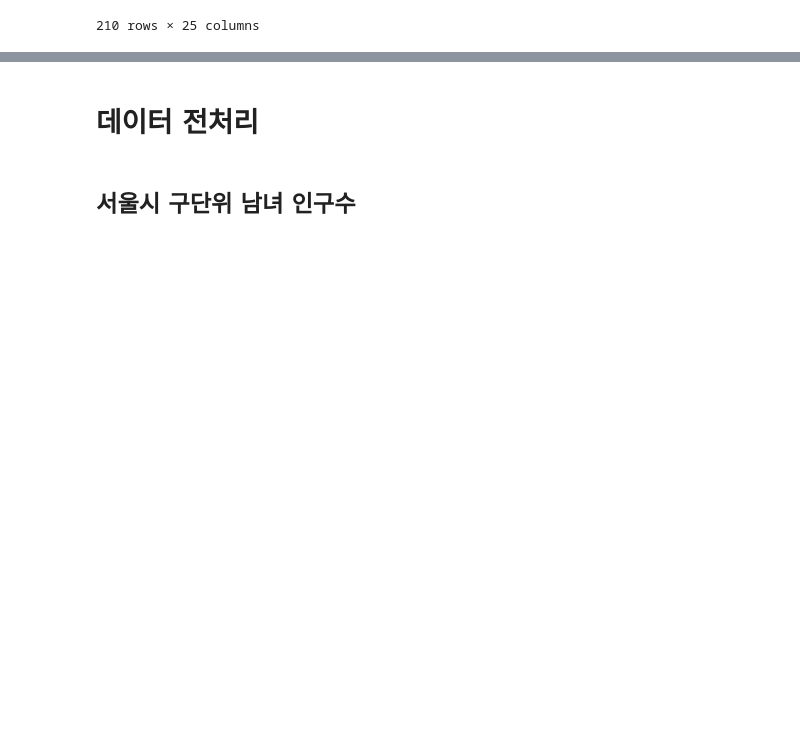
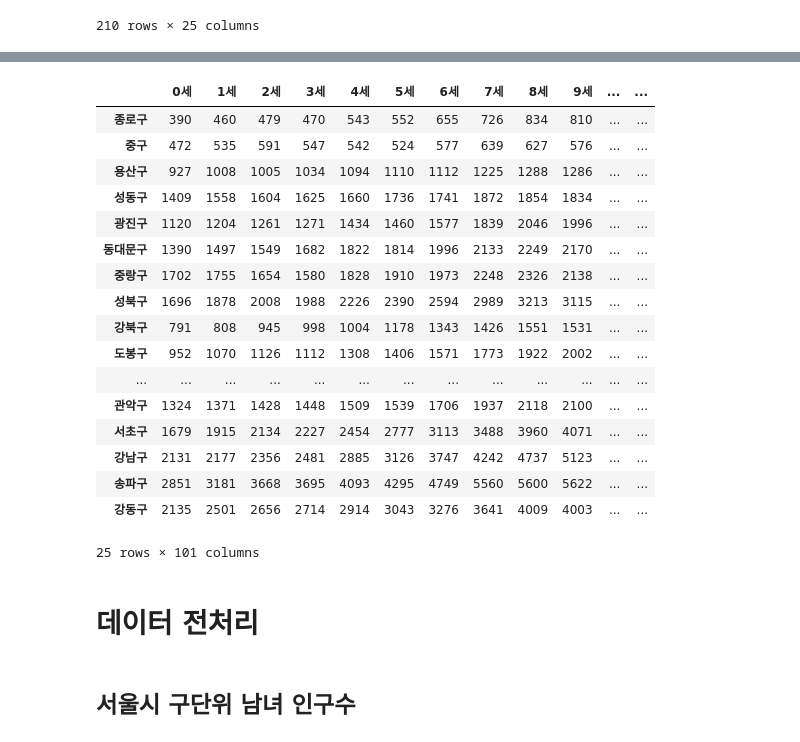
Before and after one commit to LeeShawnhun/Gangseo_Bigdata_Contest, a Jupyter notebook: 강서구청 빅데이터 공모전.ipynb, the cells around one changed output, grey strips where cells are left out. Saved outputs shown, nothing was run; the diff lists cells and outputs as text; code cells hidden in the pictures; blank space fills up the shorter version.

```diff
--- a/강서구청 빅데이터 공모전.ipynb
+++ b/강서구청 빅데이터 공모전.ipynb
@@ -80,3 +84,27 @@ df2
+# %%
+# 2023년 4분기 데이터
+df4 = pd.read_excel("./data/주민등록인구(내국인 각 세별_구별)_2023년 4분기.xlsx", index_col = 0)
+df4.index.name = None
+df4
+# %% [output]
+|  | 0세 | 1세 | 2세 | 3세 | 4세 | 5세 | 6세 | 7세 | 8세 | 9세 | ... | ... |
+| 종로구 | 390 | 460 | 479 | 470 | 543 | 552 | 655 | 726 | 834 | 810 | ... | ... |
+| 중구 | 472 | 535 | 591 | 547 | 542 | 524 | 577 | 639 | 627 | 576 | ... | ... |
+| 용산구 | 927 | 1008 | 1005 | 1034 | 1094 | 1110 | 1112 | 1225 | 1288 | 1286 | ... | ... |
+| 성동구 | 1409 | 1558 | 1604 | 1625 | 1660 | 1736 | 1741 | 1872 | 1854 | 1834 | ... | ... |
+| 광진구 | 1120 | 1204 | 1261 | 1271 | 1434 | 1460 | 1577 | 1839 | 2046 | 1996 | ... | ... |
+| 동대문구 | 1390 | 1497 | 1549 | 1682 | 1822 | 1814 | 1996 | 2133 | 2249 | 2170 | ... | ... |
+| 중랑구 | 1702 | 1755 | 1654 | 1580 | 1828 | 1910 | 1973 | 2248 | 2326 | 2138 | ... | ... |
+| 성북구 | 1696 | 1878 | 2008 | 1988 | 2226 | 2390 | 2594 | 2989 | 3213 | 3115 | ... | ... |
+| 강북구 | 791 | 808 | 945 | 998 | 1004 | 1178 | 1343 | 1426 | 1551 | 1531 | ... | ... |
+| 도봉구 | 952 | 1070 | 1126 | 1112 | 1308 | 1406 | 1571 | 1773 | 1922 | 2002 | ... | ... |
+| ... | ... | ... | ... | ... | ... | ... | ... | ... | ... | ... | ... | ... |
+| 관악구 | 1324 | 1371 | 1428 | 1448 | 1509 | 1539 | 1706 | 1937 | 2118 | 2100 | ... | ... |
+| 서초구 | 1679 | 1915 | 2134 | 2227 | 2454 | 2777 | 3113 | 3488 | 3960 | 4071 | ... | ... |
+| 강남구 | 2131 | 2177 | 2356 | 2481 | 2885 | 3126 | 3747 | 4242 | 4737 | 5123 | ... | ... |
+| 송파구 | 2851 | 3181 | 3668 | 3695 | 4093 | 4295 | 4749 | 5560 | 5600 | 5622 | ... | ... |
+| 강동구 | 2135 | 2501 | 2656 | 2714 | 2914 | 3043 | 3276 | 3641 | 4009 | 4003 | ... | ... |
+25 rows × 101 columns
 # %% [markdown]
 # 데이터 전처리
 # %% [markdown]
```
Also changed, not shown: parts of 32 cells of this notebook, 1 other file.
